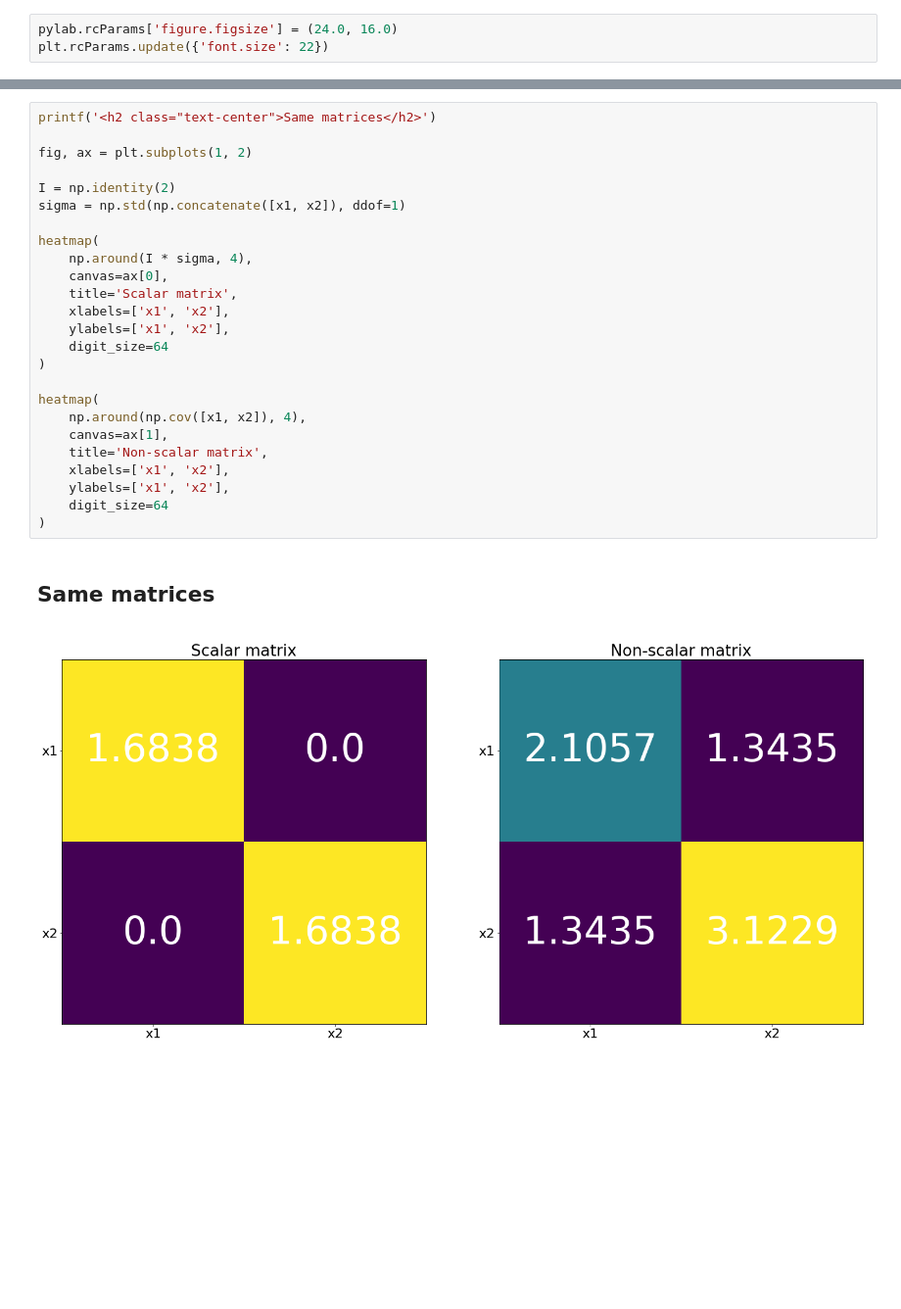
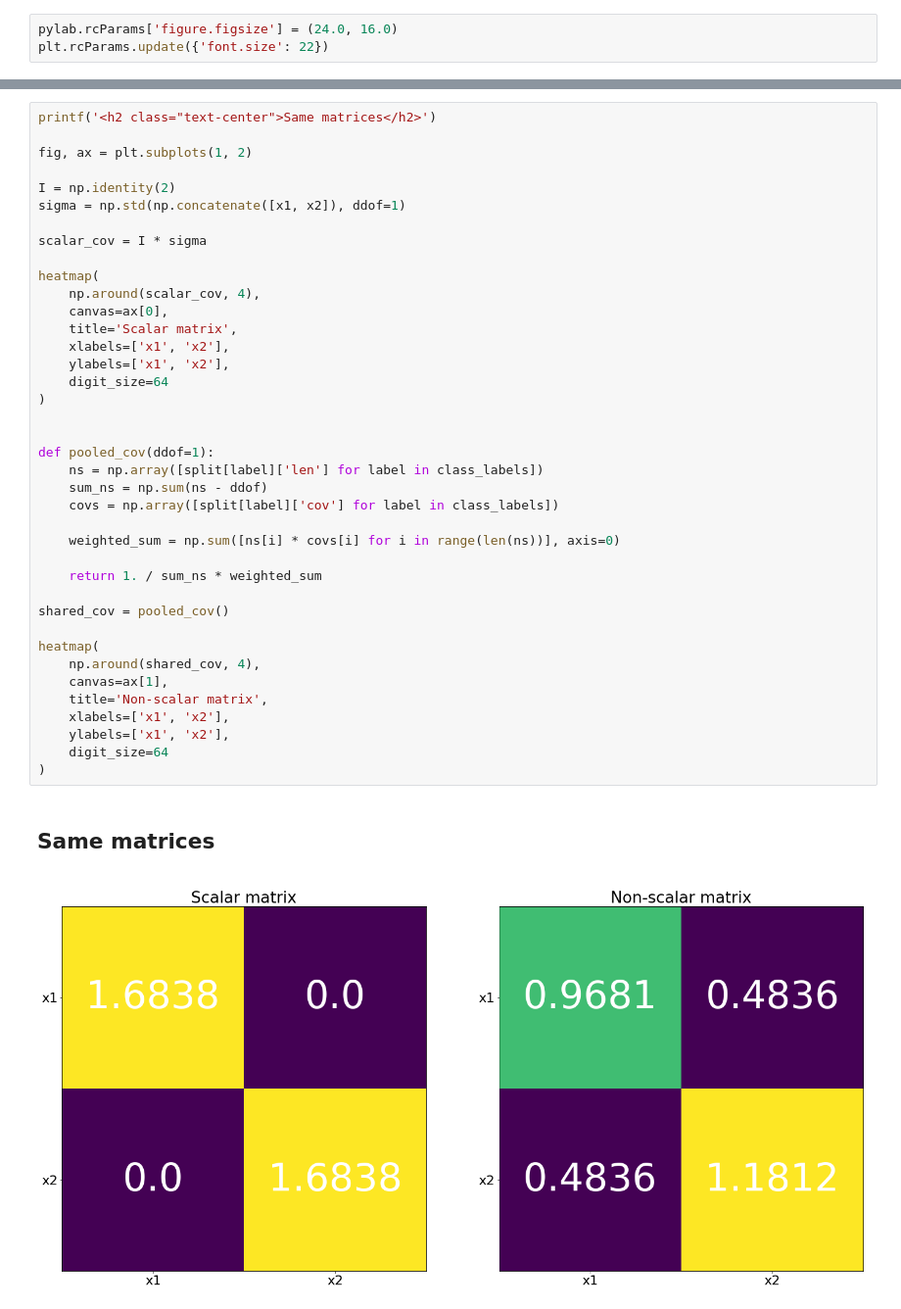
Before and after one commit to BobNobrain/ml-labs, a Jupyter notebook: 2/lab2.ipynb, the cells around one changed output, grey strips where cells are left out. Shown: that part at 98% size. Cells and saved outputs as stored; diff of their text form; blank space fills up the shorter version.

```diff
--- a/2/lab2.ipynb
+++ b/2/lab2.ipynb
@@ -59,31 +74,45 @@ n=500, M=2, K=4
 # %%
 printf('<h2 class="text-center">Same matrices</h2>')
 
 fig, ax = plt.subplots(1, 2)
 
 I = np.identity(2)
 sigma = np.std(np.concatenate([x1, x2]), ddof=1)
 
+scalar_cov = I * sigma
+
 heatmap(
-    np.around(I * sigma, 4),
+    np.around(scalar_cov, 4),
     canvas=ax[0],
     title='Scalar matrix',
     xlabels=['x1', 'x2'],
     ylabels=['x1', 'x2'],
     digit_size=64
 )
 
+
+def pooled_cov(ddof=1):
+    ns = np.array([split[label]['len'] for label in class_labels])
+    sum_ns = np.sum(ns - ddof)
+    covs = np.array([split[label]['cov'] for label in class_labels])
+
+    weighted_sum = np.sum([ns[i] * covs[i] for i in range(len(ns))], axis=0)
+
+    return 1. / sum_ns * weighted_sum
+
+shared_cov = pooled_cov()
+
 heatmap(
-    np.around(np.cov([x1, x2]), 4),
+    np.around(shared_cov, 4),
     canvas=ax[1],
     title='Non-scalar matrix',
     xlabels=['x1', 'x2'],
     ylabels=['x1', 'x2'],
     digit_size=64
 )
 # %% [output]
 Same matrices
-[figure, old version]
+[figure, new version]
 # %%
 printf('<h2 class="text-center">Different matrices</h2>')
 
```
Also changed, not shown: parts of 13 cells of this notebook.
